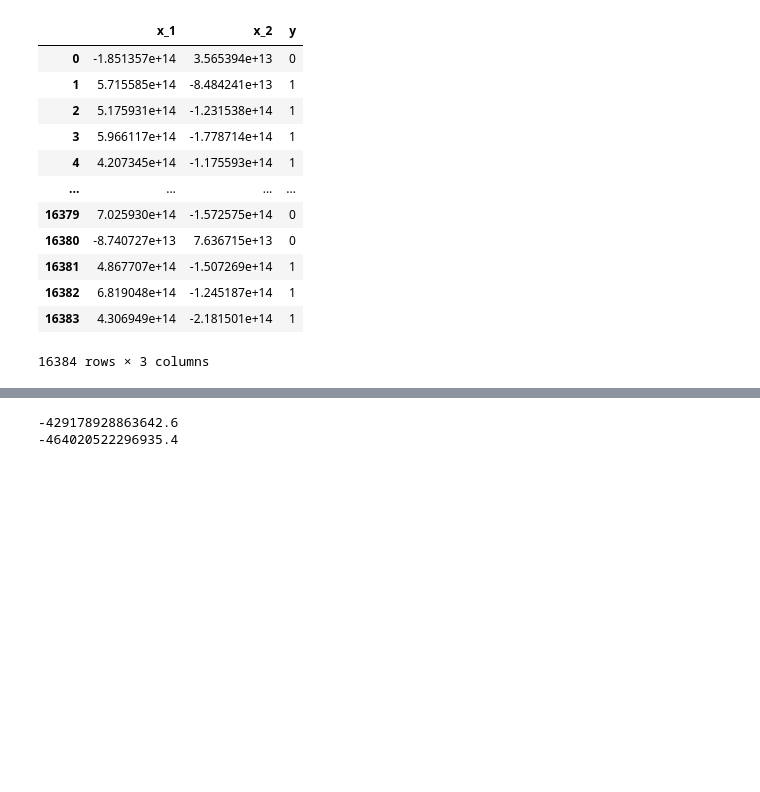
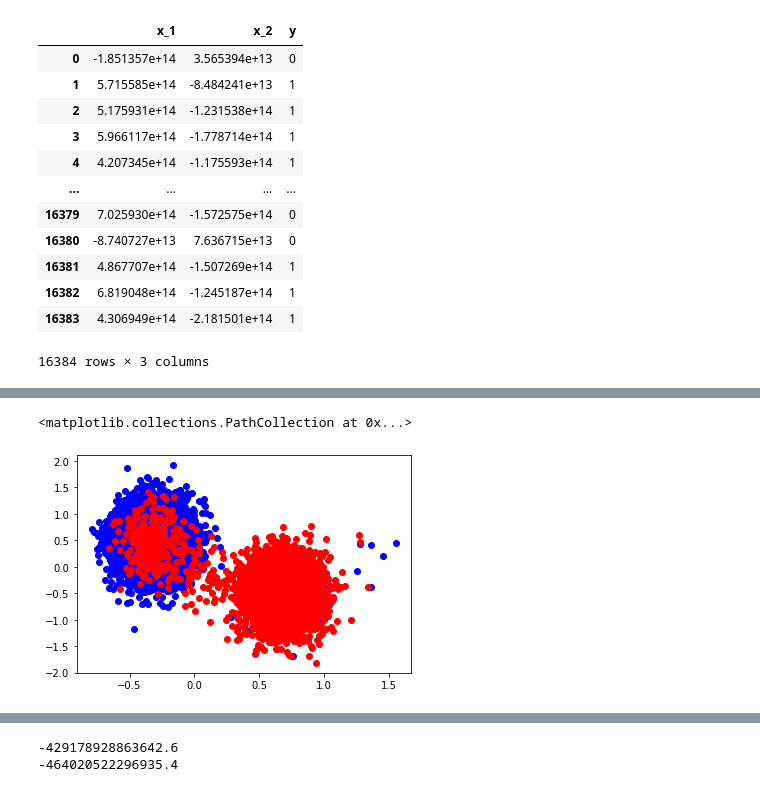
Before and after one commit to Raijeku/PI2, a Jupyter notebook: classification_tests.ipynb, the cells around one changed output, grey strips where cells are left out. Cells and saved outputs as stored; diff of their text form; code cells hidden in the pictures; blank space fills up the shorter version.

Commit message:
Classification test others after meeting

```diff
--- a/classification_tests.ipynb
+++ b/classification_tests.ipynb
@@ -38,0 +45,14 @@ y_test = y[10000:]
+# %%
+from sklearn.preprocessing import RobustScaler
+transformer = RobustScaler().fit(X)
+X = transformer.transform(X)
+X_train = X[:10000]
+X_test = X[10000:]
+y_train = y[:10000]
+y_test = y[10000:]
+# %%
+plt.scatter(X_train[y_train==0][:,0], X_train[y_train==0][:,1], color="blue", label="Estado 0")
+plt.scatter(X_train[y_train==1][:,0], X_train[y_train==1][:,1], color="red", label="Estado 1")
+# %% [output]
+<matplotlib.collections.PathCollection at 0x...>
+[figure, added]
```
Also changed, not shown: parts of 6 cells of this notebook, 1 other file.
